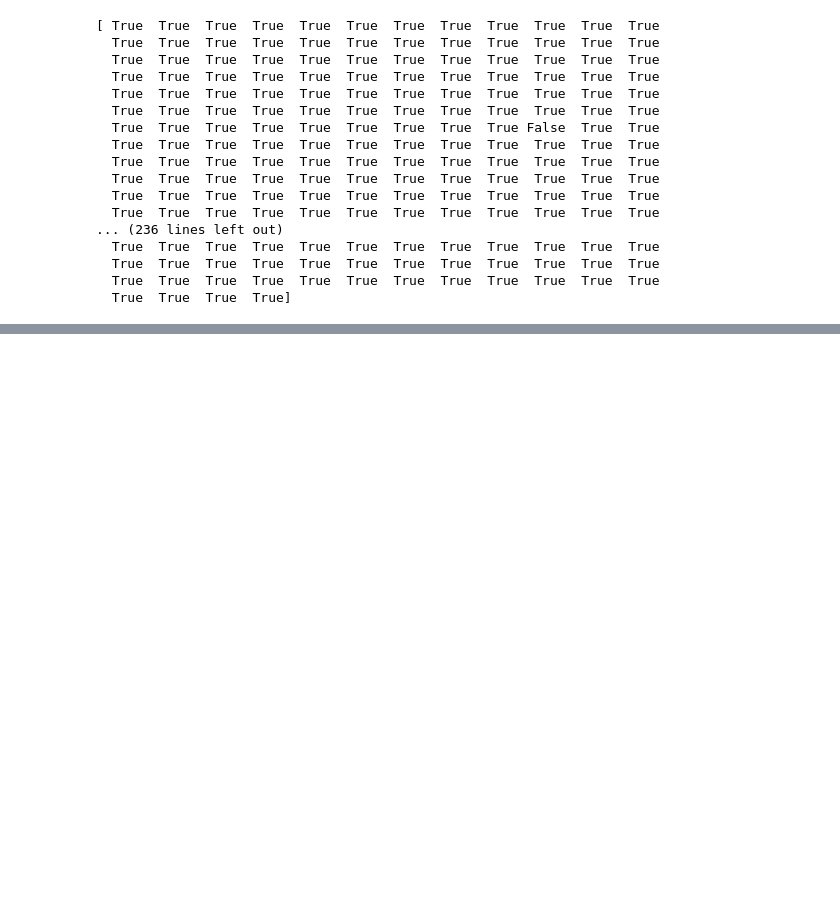
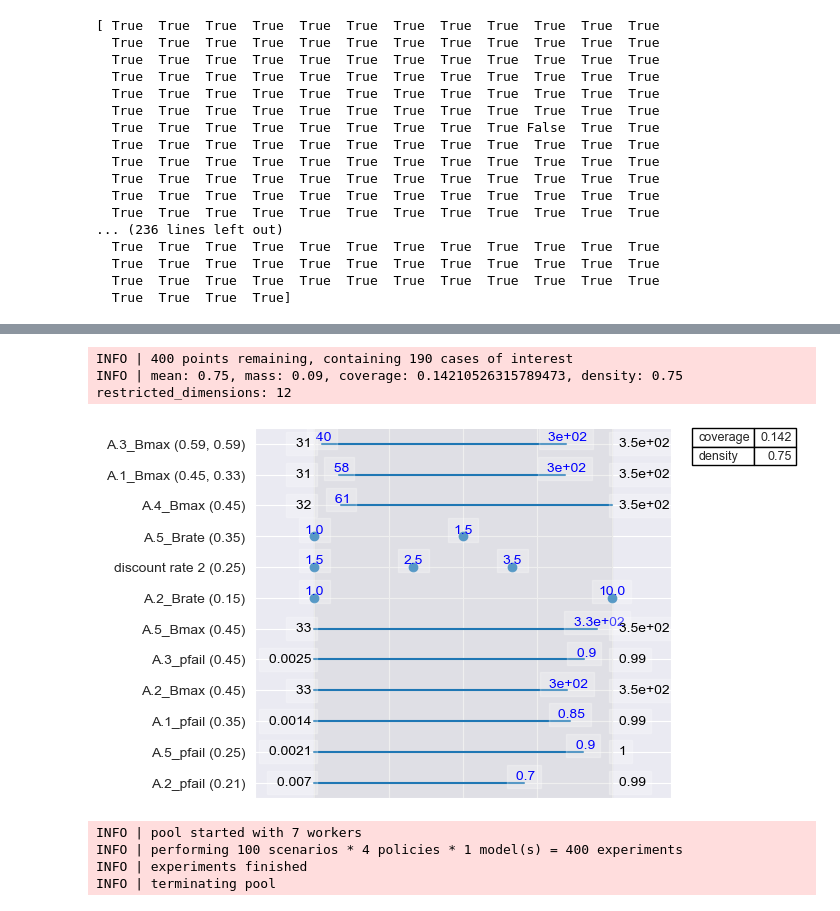
Before and after one commit to jmcbeelen/EPA141A, a Jupyter notebook: final assignment/Scenario Discovery.ipynb, the cells around one changed output, grey strips where cells are left out. Cells and saved outputs as stored; diff of their text form; code cells hidden in the pictures; blank space fills up the shorter version.

Commit message:
PRIM is nu afgerond

```diff
--- a/final assignment/Scenario Discovery.ipynb
+++ b/final assignment/Scenario Discovery.ipynb
@@ -228,0 +245,41 @@ print(target_rfr)
+# %%
+if __name__ == "__main__":
+    model, _ = get_model_for_problem_formulation(4)
+    scenarios=100
+    policies=4
+    with MultiprocessingEvaluator(model, n_processes=-1) as evaluator:
+        results = evaluator.perform_experiments(scenarios=scenarios, policies=policies )
+
+        experiments, outcomes = results
+
+        print(experiments)
+
+        # ---- 2.1 Hydrological Resilience Index ----
+        hri_sys = outcomes["Hydrological Resilience Index"][:, -1, :].mean(axis=1)  # (N,) systeembreed
+        target_hri = hri_sys < 0
+
+        # ---- 2.2 Expected Annual Damage ----
+        ead_total = outcomes["Expected Annual Damage"].sum(axis=1)  # (N,)
+        ead_q75 = np.percentile(ead_total, 75)
+        target_ead = ead_total >= ead_q75
+
+        # ---- 2.3 RfR Total Costs ----
+        rfr_costs = outcomes["RfR Total Costs"].sum(axis=1)  # (N,)
+        rfr_q75 = np.percentile(rfr_costs, 75)
+        target_rfr = rfr_costs >= rfr_q75
+
+        # ---- 2.4 Combineer tot één worst-case target ----
+        y = target_hri | target_ead | target_rfr        # booleaanse vector (N,)
+        print(f"worst-cases: {y.sum()} van {scenarios*policies} runs  ({y.mean()*100:.1f} %)")
+
+        #Determine model uncertainties
+        cols_unc = [u.name for u in model.uncertainties]
+        X = experiments[cols_unc]
+
+        #Start PRIM
+        prim_alg = prim.Prim(
+            X, y,
+            threshold=0.6,
+            peel_alpha=0.1,
+            mass_min=0.05
+        )
@@ -228,0 +380,20 @@ print(target_rfr)
+# %%
+box = prim_alg.find_box()
+box.inspect(style='graph')
+plt.show()
+# %% [output]
+INFO | 400 points remaining, containing 190 cases of interest
+INFO | mean: 0.75, mass: 0.09, coverage: 0.14210526315789473, density: 0.75 restricted_dimensions: 12
+[figure, added]
+# %%
+if __name__ == "__main__":
+    model, _ = get_model_for_problem_formulation(5)
+    scenarios=100
+    policies=4
+    with MultiprocessingEvaluator(model, n_processes=-1) as evaluator:
+        results = evaluator.perform_experiments(scenarios=scenarios, policies=policies )
+# %% [output]
+INFO | pool started with 7 workers
+INFO | performing 100 scenarios * 4 policies * 1 model(s) = 400 experiments
+INFO | experiments finished
+INFO | terminating pool
```
Also changed, not shown: parts of 23 cells of this notebook, 2 other files.
